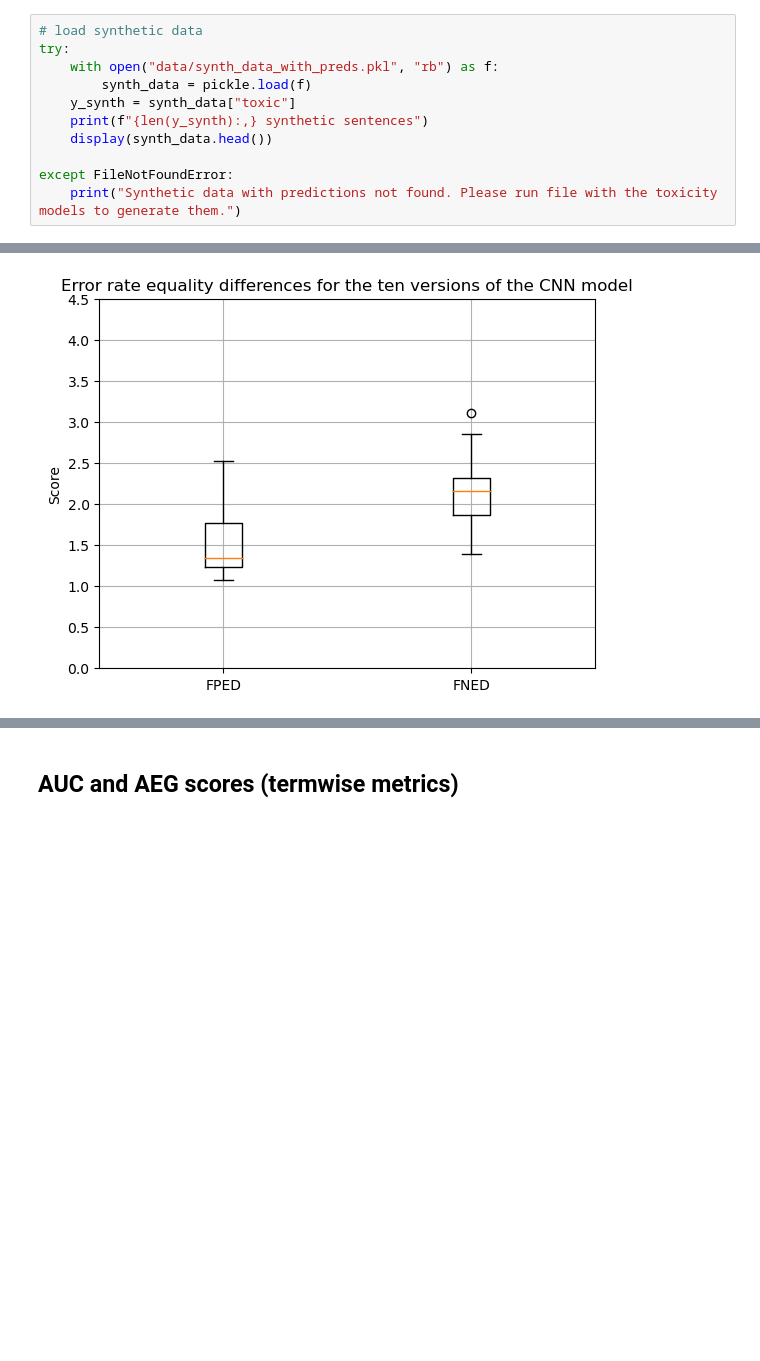
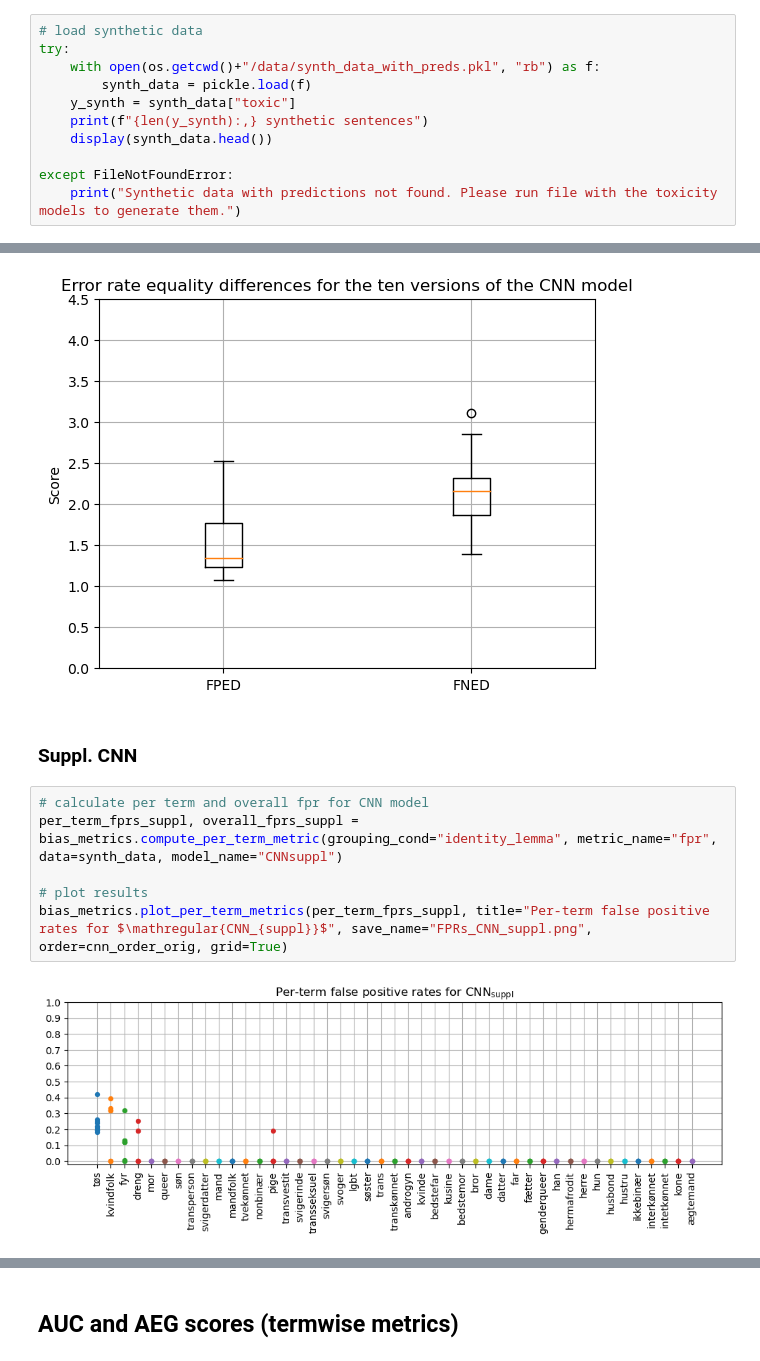
Before and after one commit to MajaMittag/gender-bias_da, a Jupyter notebook: toxicity_detection/unintended_bias_analysis.ipynb, the cells around one changed output, grey strips where cells are left out. Saved outputs shown, nothing was run; the diff lists cells and outputs as text; blank space fills up the shorter version.

```diff
--- a/toxicity_detection/unintended_bias_analysis.ipynb
+++ b/toxicity_detection/unintended_bias_analysis.ipynb
@@ -33,7 +33,7 @@ NUM_MODELS = 10
 # %%
 # load synthetic data
 try:
-    with open("data/synth_data_with_preds.pkl", "rb") as f:
+    with open(os.getcwd()+"/data/synth_data_with_preds.pkl", "rb") as f:
         synth_data = pickle.load(f)
     y_synth = synth_data["toxic"]
     print(f"{len(y_synth):,} synthetic sentences")
@@ -410,3 +454,13 @@ plt.show()
 # %% [output]
 [figure]
 [figure]
+# %% [markdown]
+### Suppl. CNN
+# %%
+# calculate per term and overall fpr for CNN model
+per_term_fprs_suppl, overall_fprs_suppl = bias_metrics.compute_per_term_metric(grouping_cond="identity_lemma", metric_name="fpr", data=synth_data, model_name="CNNsuppl")
+
+# plot results
+bias_metrics.plot_per_term_metrics(per_term_fprs_suppl, title="Per-term false positive rates for $\mathregular{CNN_{suppl}}$", save_name="FPRs_CNN_suppl.png", order=cnn_order_orig, grid=True)
+# %% [output]
+[figure, added]
```
Also changed, not shown: parts of 28 cells of this notebook, 12 other files.
